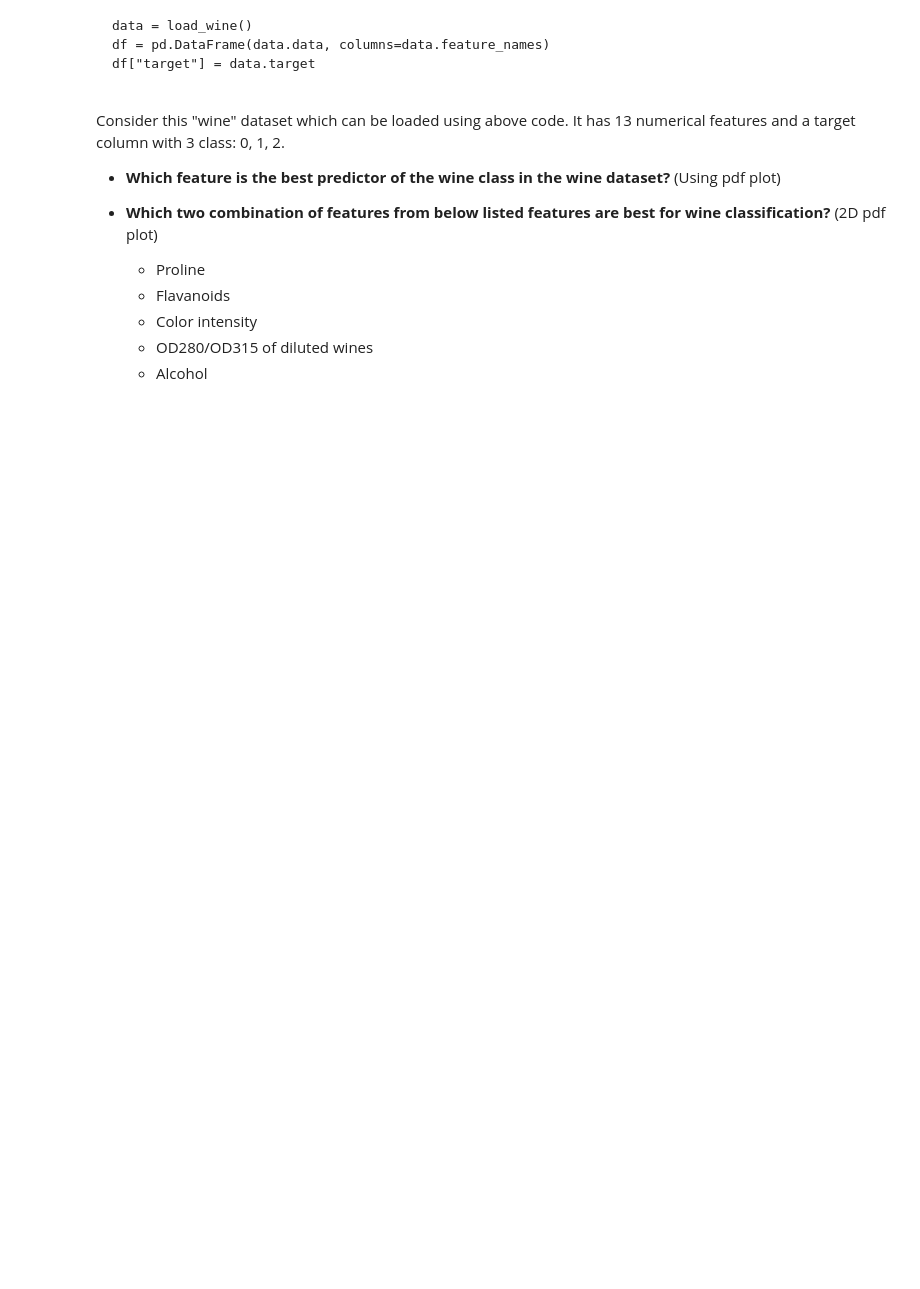
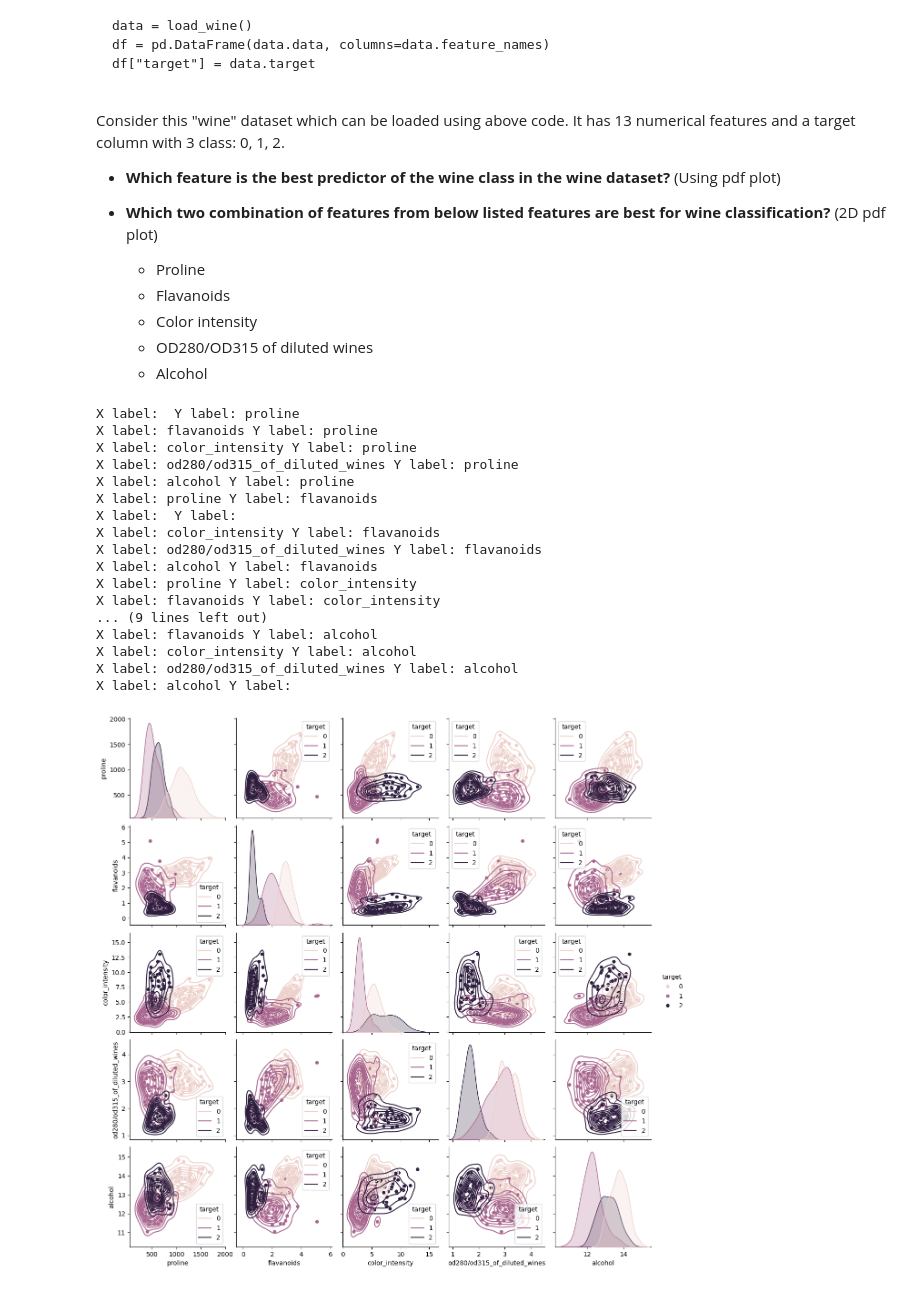
Before and after one commit to datafreak-adi/practice_ignore, a Jupyter notebook: Normal Distribution(task_41).ipynb, the cells around one changed output. Drawn from its saved outputs; the diff is of its cells as text; code cells hidden in the pictures; blank space fills up the shorter version.

```diff
--- a/Normal Distribution(task_41).ipynb
+++ b/Normal Distribution(task_41).ipynb
@@ -119,0 +150,40 @@ Consider this "wine" dataset which can be loaded using above code. It has 13 num
+# %%
+# code here
+
+
+import seaborn as sns
+import pandas as pd
+from sklearn.datasets import load_wine
+
+# load the wine dataset
+data = load_wine()
+df = pd.DataFrame(data.data, columns=data.feature_names)
+df["target"] = data.target
+
+cols=df[["proline","flavanoids","color_intensity","od280/od315_of_diluted_wines","alcohol","target"]]
+g=sns.pairplot(cols,hue="target")
+
+
+for ax in g.axes.flat:
+  print("X label:", ax.get_xlabel(), "Y label:", ax.get_ylabel())
+  if ax.get_xlabel()!="" and ax.get_ylabel()!="":
+    sns.kdeplot(data=df,x=ax.get_xlabel(), y=ax.get_ylabel(),hue="target",ax=ax)
+# %% [output]
+X label:  Y label: proline
+X label: flavanoids Y label: proline
+X label: color_intensity Y label: proline
+X label: od280/od315_of_diluted_wines Y label: proline
+X label: alcohol Y label: proline
+X label: proline Y label: flavanoids
+X label:  Y label:
+X label: color_intensity Y label: flavanoids
+X label: od280/od315_of_diluted_wines Y label: flavanoids
+X label: alcohol Y label: flavanoids
+X label: proline Y label: color_intensity
+X label: flavanoids Y label: color_intensity
+... (9 lines left out)
+X label: flavanoids Y label: alcohol
+X label: color_intensity Y label: alcohol
+X label: od280/od315_of_diluted_wines Y label: alcohol
+X label: alcohol Y label:
+[figure, added]
```
Also changed, not shown: parts of 4 cells of this notebook.
